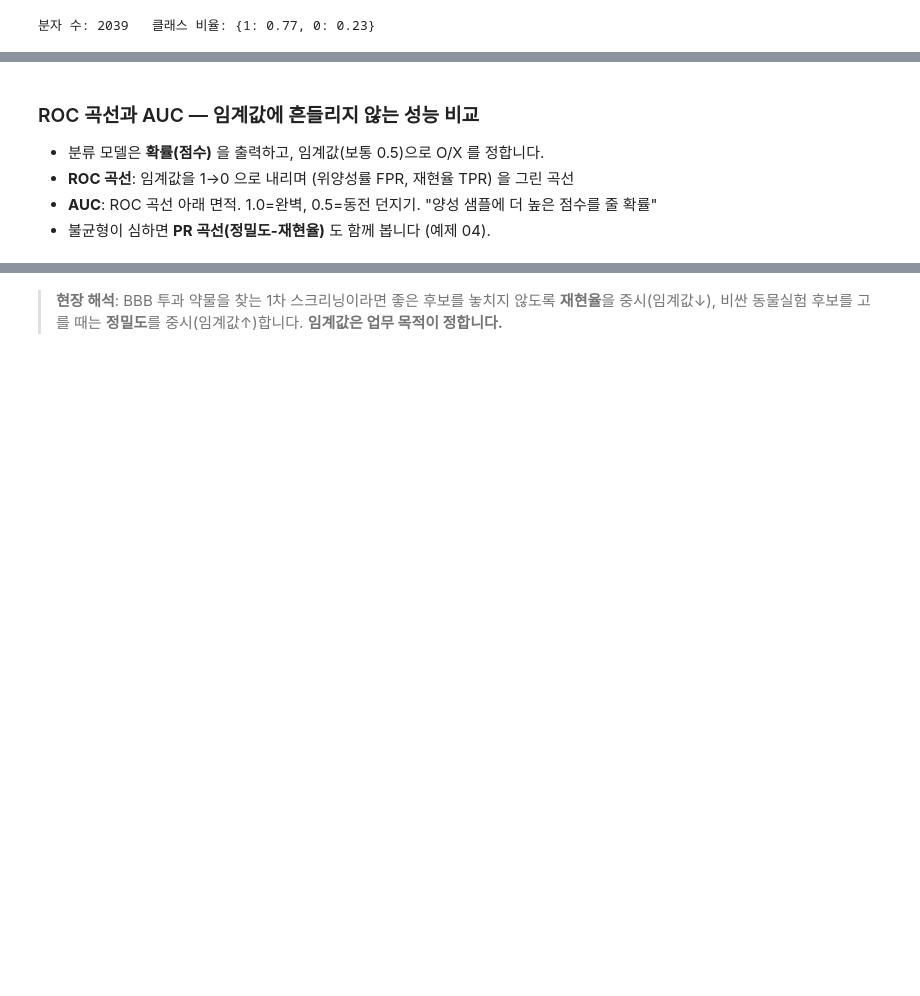
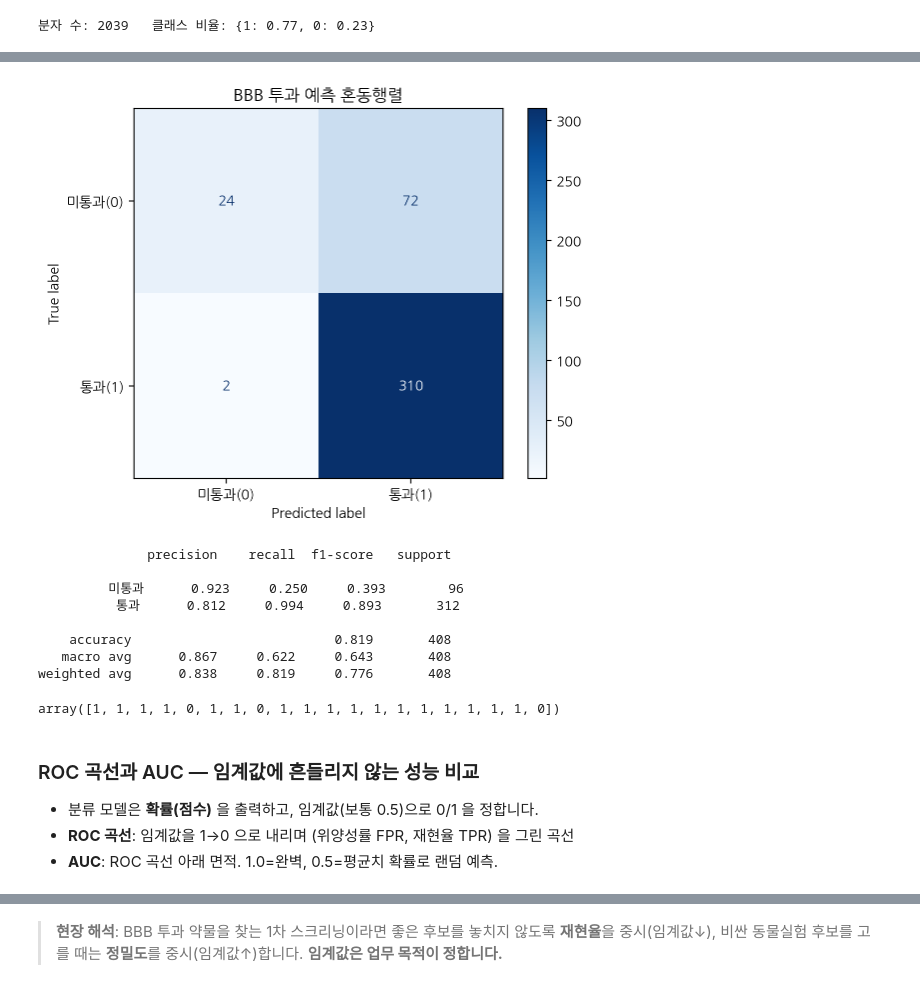
Before and after one commit to StillWork/DrugAI, a Jupyter notebook: 02_ML_Basics_Regression_Classification.ipynb, the cells around one changed output, grey strips where cells are left out. Cells and saved outputs as stored; diff of their text form; code cells hidden in the pictures; blank space fills up the shorter version.

```diff
--- a/02_ML_Basics_Regression_Classification.ipynb
+++ b/02_ML_Basics_Regression_Classification.ipynb
@@ -169,9 +224,31 @@ weighted avg      0.838     0.843     0.826       408
+# %%
+# 통과(1)의 재현율을 높게 하기 위해서 threshold를 낮게 잡는 경우
+
+pred  = (proba >= 0.2).astype(int)            # 기본 임계값은 0.5 이었음
+
+ConfusionMatrixDisplay(confusion_matrix(yte, pred), display_labels=["미통과(0)", "통과(1)"]).plot(cmap="Blues")
+plt.title("BBB 투과 예측 혼동행렬"); plt.show()
+print(classification_report(yte, pred, target_names=["미통과", "통과"], digits=3))
+# %% [output]
+[figure, added]
+              precision    recall  f1-score   support
+
+         미통과      0.923     0.250     0.393        96
+          통과      0.812     0.994     0.893       312
+
+    accuracy                          0.819       408
+   macro avg      0.867     0.622     0.643       408
+weighted avg      0.838     0.819     0.776       408
+# %%
+# 예측한 값 보기 (1이 많다)
+pred[:20]
+# %% [output]
+array([1, 1, 1, 1, 0, 1, 1, 0, 1, 1, 1, 1, 1, 1, 1, 1, 1, 1, 1, 0])
 # %% [markdown]
 ### ROC 곡선과 AUC — 임계값에 흔들리지 않는 성능 비교
-- 분류 모델은 **확률(점수)** 을 출력하고, 임계값(보통 0.5)으로 O/X 를 정합니다.
+- 분류 모델은 **확률(점수)** 을 출력하고, 임계값(보통 0.5)으로 0/1 을 정합니다.
 - **ROC 곡선**: 임계값을 1→0 으로 내리며 (위양성률 FPR, 재현율 TPR) 을 그린 곡선
-- **AUC**: ROC 곡선 아래 면적. 1.0=완벽, 0.5=동전 던지기. "양성 샘플에 더 높은 점수를 줄 확률"
-- 불균형이 심하면 **PR 곡선(정밀도-재현율)** 도 함께 봅니다 (예제 04).
+- **AUC**: ROC 곡선 아래 면적. 1.0=완벽, 0.5=평균치 확률로 랜덤 예측.
 # %%
 from sklearn.metrics import RocCurveDisplay, PrecisionRecallDisplay
 fig, ax = plt.subplots(1, 2, figsize=(11, 4.3))
```
Also changed, not shown: parts of 18 cells of this notebook.
